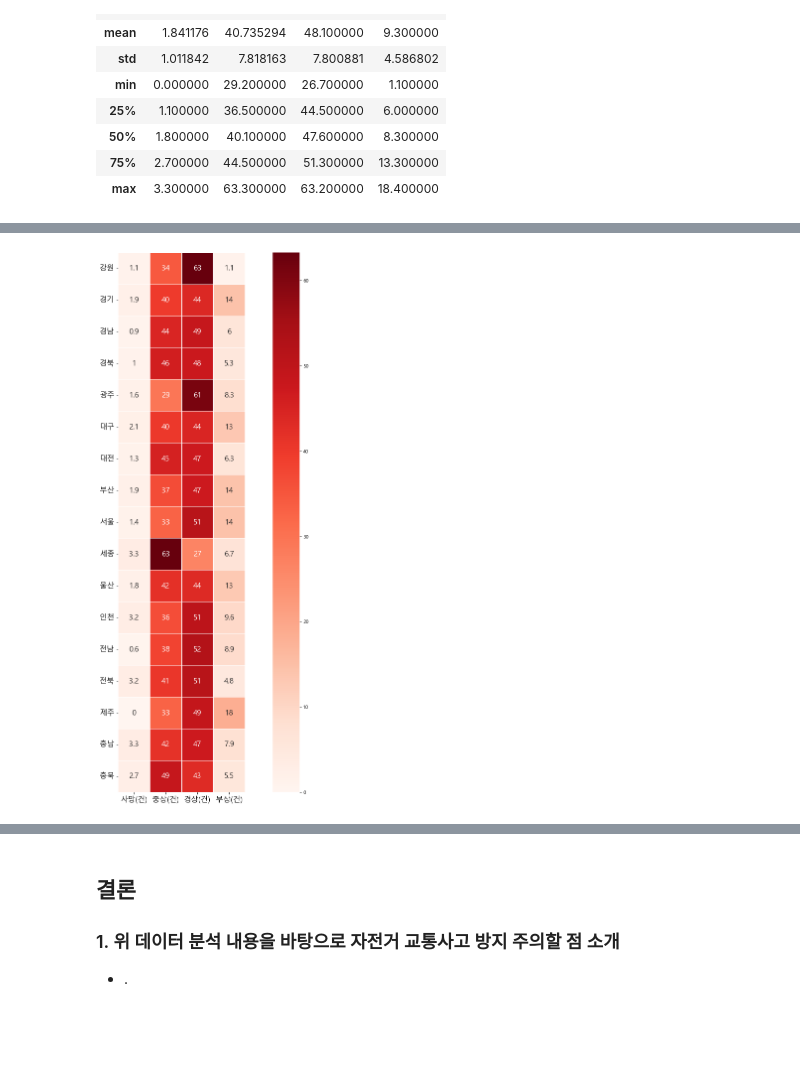
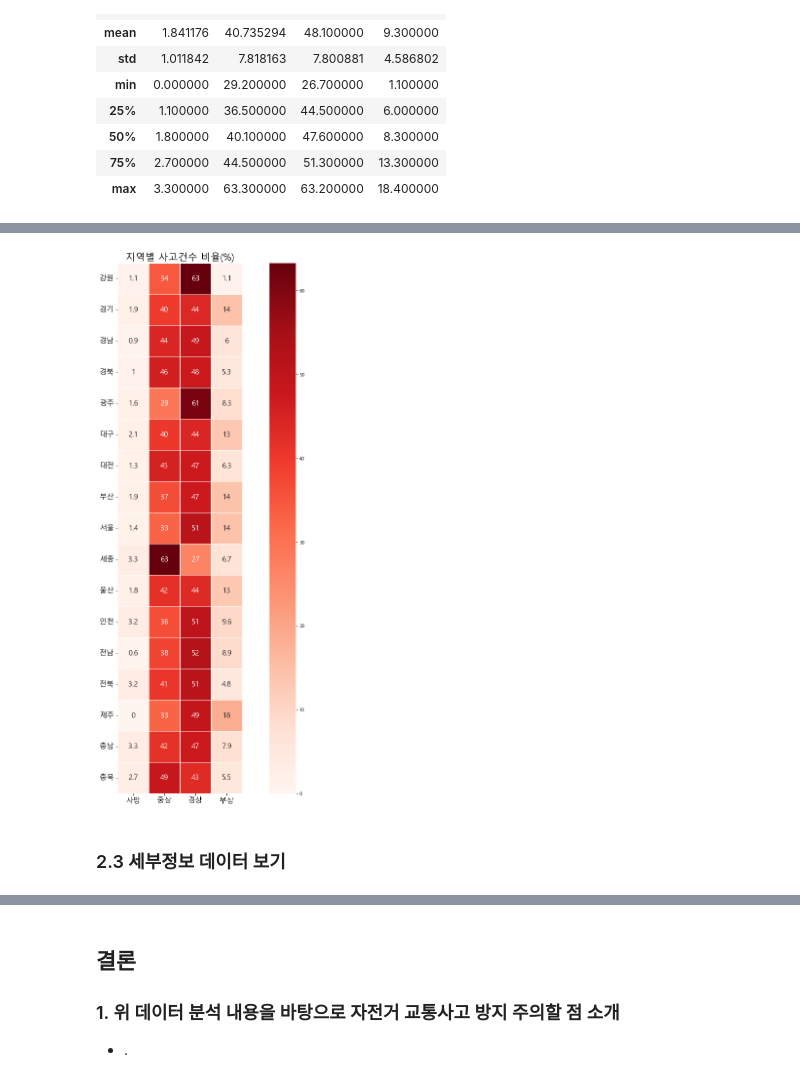
Before and after one commit to chestnut1717/BicycleAccident, a Jupyter notebook: bicycle_flow.ipynb, the cells around one changed output, grey strips where cells are left out. Saved outputs shown, nothing was run; the diff lists cells and outputs as text; code cells hidden in the pictures; blank space fills up the shorter version.

```diff
--- a/bicycle_flow.ipynb
+++ b/bicycle_flow.ipynb
@@ -427,6 +427,6 @@ merged_data.to_excel('final_data//교통약자다발지점_사고지표_세부
 # pd.set_option('display.max_rows', 500)
 # pd.set_option('display.max_columns', 500)
 # %%
-df = pd.read_excel('final_data//교통약자다발지점_사고지표_세부정보_병합.xlsx')
+df = pd.read_excel('data/final_data/교통약자다발지점_사고지표_세부정보_병합.xlsx')
 df
 # %% [output]
@@ -750,3 +995,3 @@ df_groupby_count_percent.describe()
 # %%
 tmp = df_groupby_count_percent.reset_index()
-tmp
+tmp.rename(columns = {"사망(건)" : "사망", "중상(건)" : "중상", "경상(건)": "경상", "부상(건)" : "부상"}, inplace=True)
@@ -772,11 +998,16 @@ tmp
 # %%
 # heatmap으로 한 눈에 표현
+# 다음은 100건 중 몇 건이 일어나는지 나타내는 것임
 plt.figure(figsize=(20, 20))
 sns.heatmap(data=tmp.iloc[:, 1:] ,cmap="Reds",square=True, yticklabels=tmp['광역'],
             annot=True,
             linewidth=.5, annot_kws={"size": 15}) # box간 간격, 글자 크기
+
+plt.title('지역별 사고건수 비율(%)', fontsize = 20)
 plt.xticks(fontsize = 15)
 plt.yticks(fontsize = 15, rotation=0)
 plt.show()
 # %% [output]
-[figure, old version]
+[figure, new version]
+# %% [markdown]
+###  2.3 세부정보 데이터 보기
```
Also changed, not shown: parts of 140 cells of this notebook, 40 other files.
